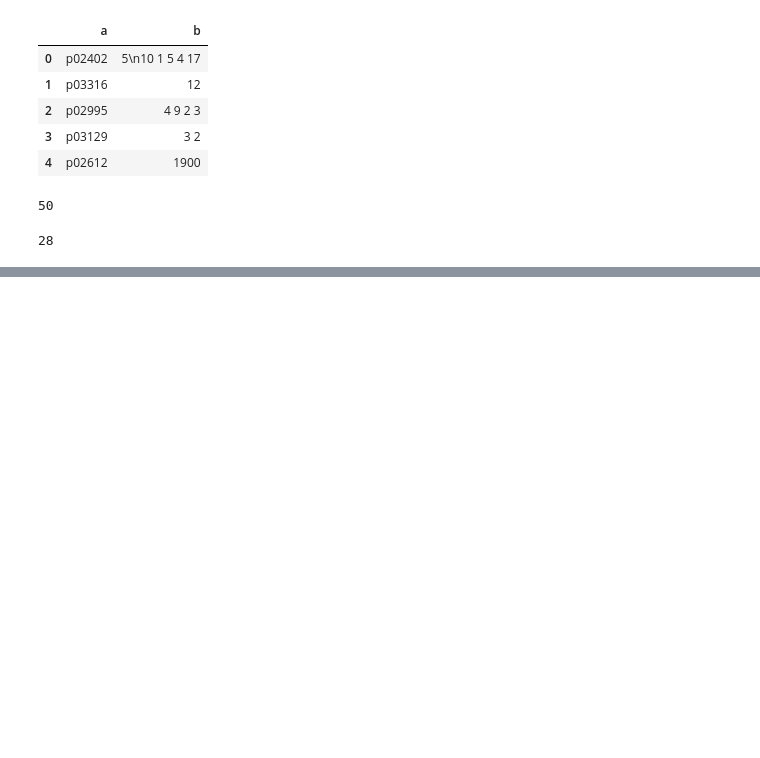
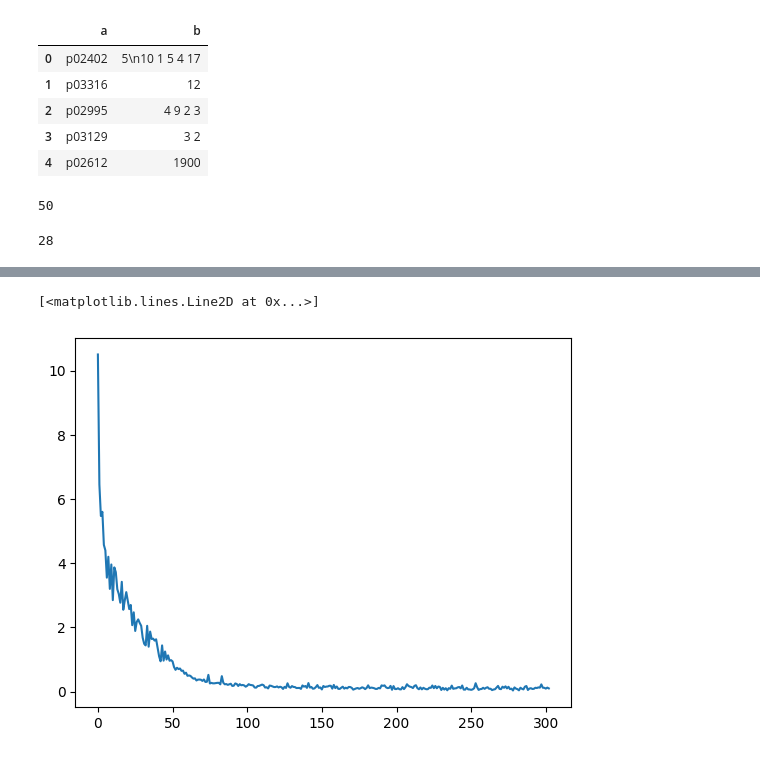
Before and after one commit to TrevorAshby/CodeRLHF, a Jupyter notebook: evaluation/evalutate.ipynb, the cells around one changed output, grey strips where cells are left out. Cells and saved outputs as stored; diff of their text form; code cells hidden in the pictures; blank space fills up the shorter version.

```diff
--- a/evaluation/evalutate.ipynb
+++ b/evaluation/evalutate.ipynb
@@ -282,0 +345,9 @@ print(a+b)
+# %%
+lines = open('../finetuning/runoutput copy.txt', 'r', encoding='utf-8').readlines()
+
+nums = []
+for line in lines:
+    the_split = line.split('loss=')
+    #print(the_split)
+    if len(the_split) > 1:
+        nums.append(float(line.split('loss=')[-1].strip()[:-1]))
@@ -282,0 +356,5 @@ print(a+b)
+# %%
+plt.plot(nums[::100])
+# %% [output]
+[<matplotlib.lines.Line2D at 0x...>]
+[figure, added]
```
Also changed, not shown: parts of 6 cells of this notebook, 1 other file.
